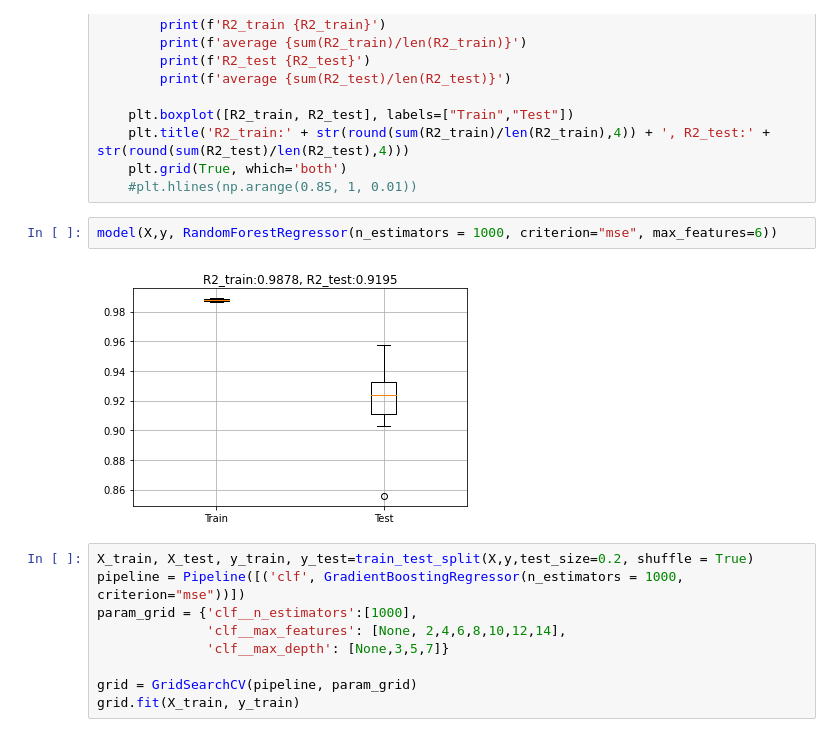
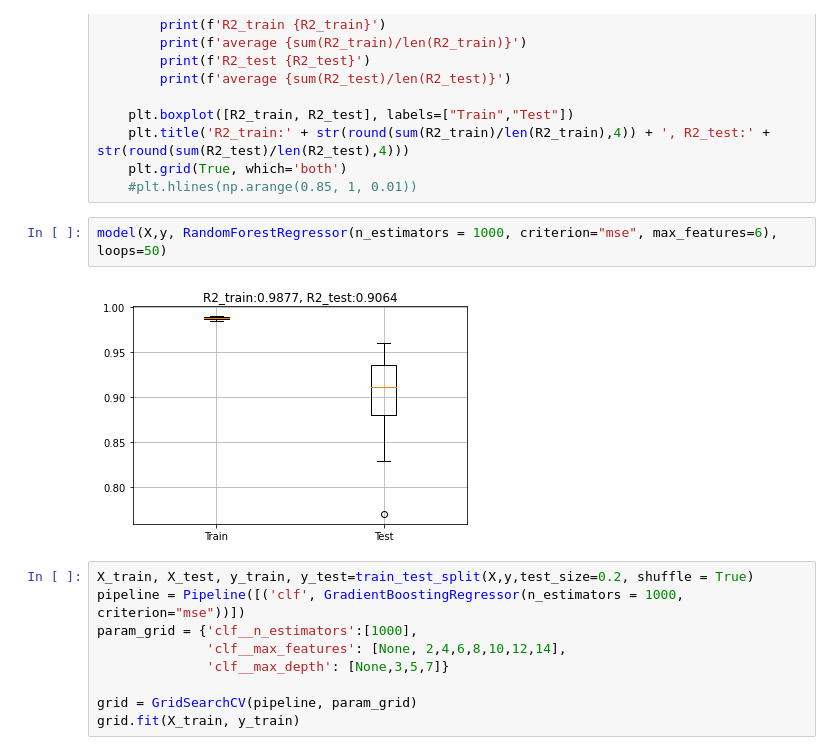
Before and after one commit to MattRHall/Oil-Viscoscity-Modelling-ANN, a Jupyter notebook: Random_Forrest.ipynb, the cells around one changed output. Cells and saved outputs as stored; diff of their text form.

```diff
--- a/Random_Forrest.ipynb
+++ b/Random_Forrest.ipynb
@@ -124,9 +130,9 @@ def model(X, y, estimator, loops=10, verbose = False):
     plt.grid(True, which='both')
     #plt.hlines(np.arange(0.85, 1, 0.01))
 # %%
-model(X,y, RandomForestRegressor(n_estimators = 1000, criterion="mse", max_features=6))
+model(X,y, RandomForestRegressor(n_estimators = 1000, criterion="mse", max_features=6), loops=50)
 # %% [output]
-[figure, old version]
+[figure, new version]
 # %%
 X_train, X_test, y_train, y_test=train_test_split(X,y,test_size=0.2, shuffle = True)
 pipeline = Pipeline([('clf', GradientBoostingRegressor(n_estimators = 1000, criterion="mse"))])
```
Also changed, not shown: parts of 3 cells of this notebook.
